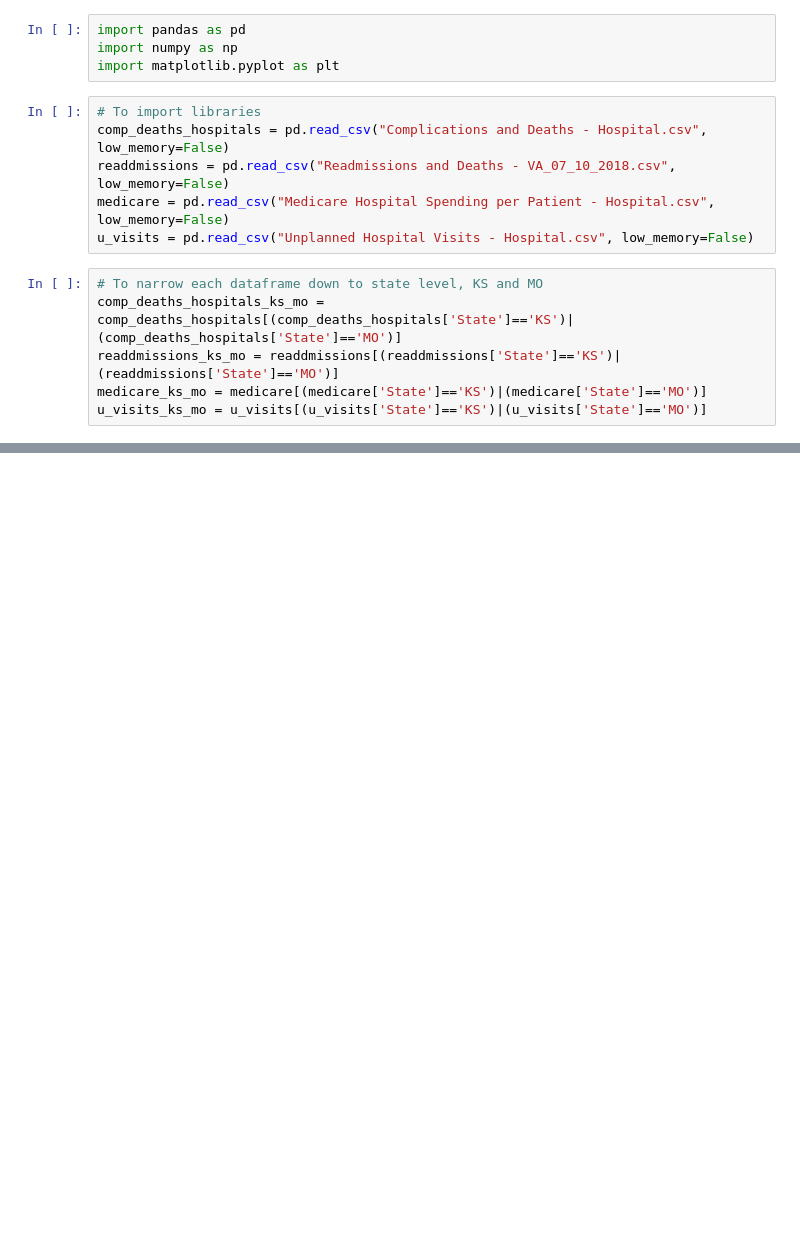
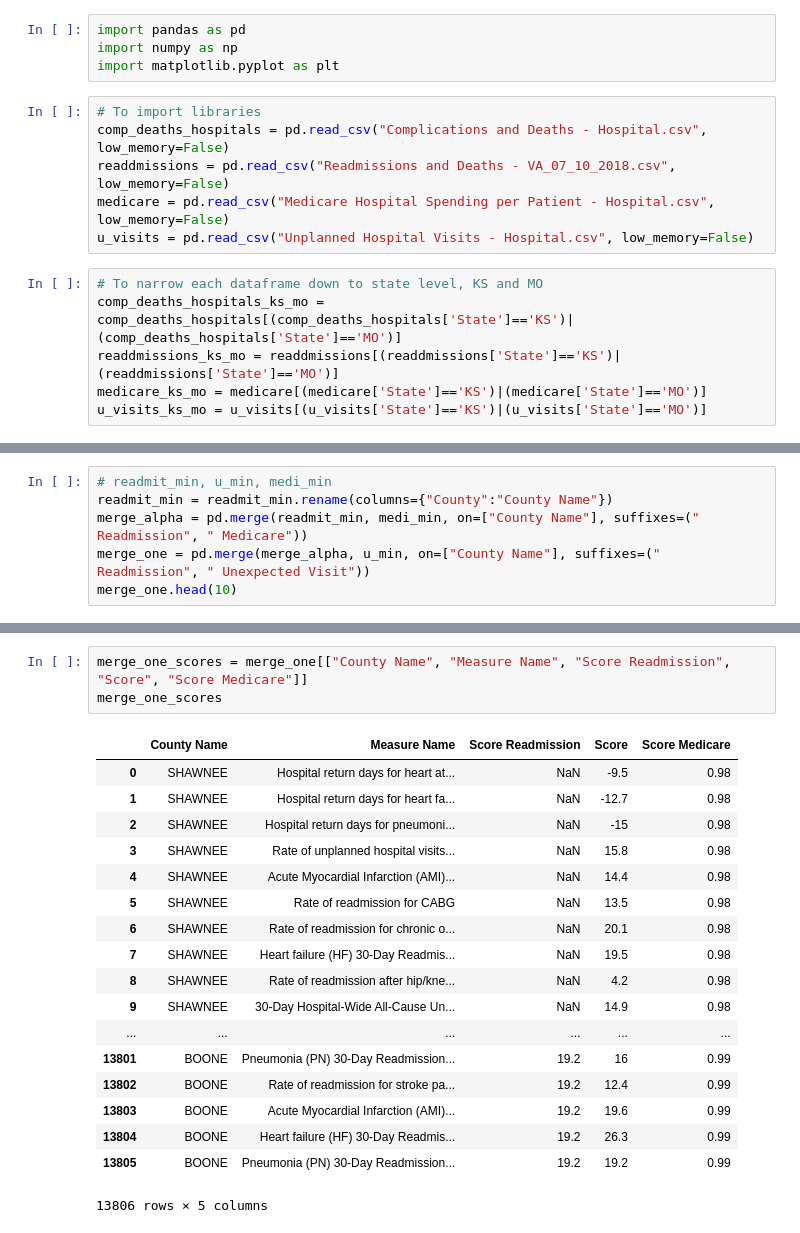
Before and after one commit to TedMur/SnakeBait, a Jupyter notebook: Data/Jazz Hands.ipynb, the cells around one changed output, grey strips where cells are left out. Drawn from its saved outputs; the diff is of its cells as text; blank space fills up the shorter version.

```diff
--- a/Data/Jazz Hands.ipynb
+++ b/Data/Jazz Hands.ipynb
@@ -140 +162,7 @@ LEAVENWORTH  Acute Myocardial Infarction (AMI) 30-Day Mortality Rate      1
 Name: Measure ID, dtype: int64
+# %%
+# readmit_min, u_min, medi_min
+readmit_min = readmit_min.rename(columns={"County":"County Name"})
+merge_alpha = pd.merge(readmit_min, medi_min, on=["County Name"], suffixes=(" Readmission", " Medicare"))
+merge_one = pd.merge(merge_alpha, u_min, on=["County Name"], suffixes=(" Readmission", " Unexpected Visit"))
+merge_one.head(10)
@@ -140,0 +181,22 @@ Name: Measure ID, dtype: int64
+# %%
+merge_one_scores = merge_one[["County Name", "Measure Name", "Score Readmission", "Score", "Score Medicare"]]
+merge_one_scores
+# %% [output]
+|  | County Name | Measure Name | Score Readmission | Score | Score Medicare |
+| 0 | SHAWNEE | Hospital return days for heart at... | NaN | -9.5 | 0.98 |
+| 1 | SHAWNEE | Hospital return days for heart fa... | NaN | -12.7 | 0.98 |
+| 2 | SHAWNEE | Hospital return days for pneumoni... | NaN | -15 | 0.98 |
+| 3 | SHAWNEE | Rate of unplanned hospital visits... | NaN | 15.8 | 0.98 |
+| 4 | SHAWNEE | Acute Myocardial Infarction (AMI)... | NaN | 14.4 | 0.98 |
+| 5 | SHAWNEE | Rate of readmission for CABG | NaN | 13.5 | 0.98 |
+| 6 | SHAWNEE | Rate of readmission for chronic o... | NaN | 20.1 | 0.98 |
+| 7 | SHAWNEE | Heart failure (HF) 30-Day Readmis... | NaN | 19.5 | 0.98 |
+| 8 | SHAWNEE | Rate of readmission after hip/kne... | NaN | 4.2 | 0.98 |
+| 9 | SHAWNEE | 30-Day Hospital-Wide All-Cause Un... | NaN | 14.9 | 0.98 |
+| ... | ... | ... | ... | ... | ... |
+| 13801 | BOONE | Pneumonia (PN) 30-Day Readmission... | 19.2 | 16 | 0.99 |
+| 13802 | BOONE | Rate of readmission for stroke pa... | 19.2 | 12.4 | 0.99 |
+| 13803 | BOONE | Acute Myocardial Infarction (AMI)... | 19.2 | 19.6 | 0.99 |
+| 13804 | BOONE | Heart failure (HF) 30-Day Readmis... | 19.2 | 26.3 | 0.99 |
+| 13805 | BOONE | Pneumonia (PN) 30-Day Readmission... | 19.2 | 19.2 | 0.99 |
+13806 rows × 5 columns
```
Also changed, not shown: parts of 11 cells of this notebook.
